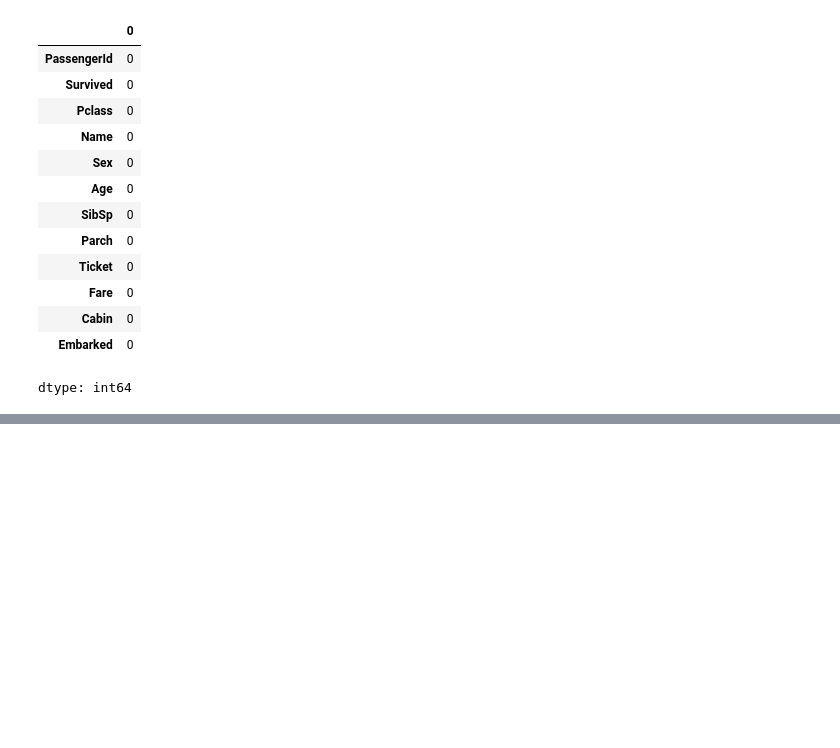
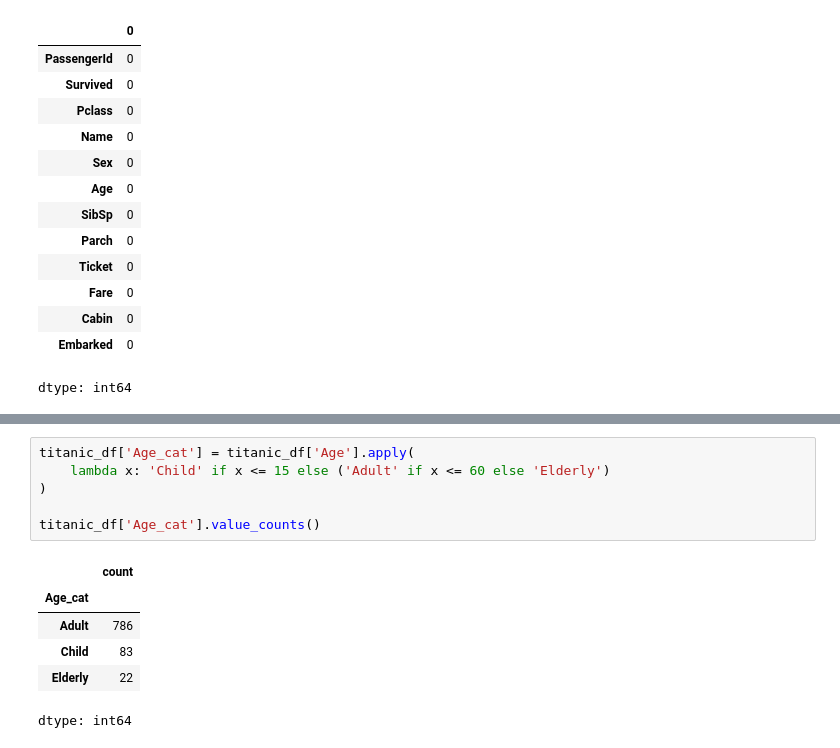
Before and after one commit to oooinr4018-web/-1, a Jupyter notebook: Untitled2.ipynb, the cells around one changed output, grey strips where cells are left out. Drawn from its saved outputs; the diff is of its cells as text; blank space fills up the shorter version.

```diff
--- a/Untitled2.ipynb
+++ b/Untitled2.ipynb
@@ -827,0 +869,13 @@ dtype: int64
+# %%
+titanic_df['Age_cat'] = titanic_df['Age'].apply(
+    lambda x: 'Child' if x <= 15 else ('Adult' if x <= 60 else 'Elderly')
+)
+
+titanic_df['Age_cat'].value_counts()
+# %% [output]
+|  | count |
+| Age_cat |  |
+| Adult | 786 |
+| Child | 83 |
+| Elderly | 22 |
+dtype: int64
```
Also changed, not shown: parts of 7 cells of this notebook.
